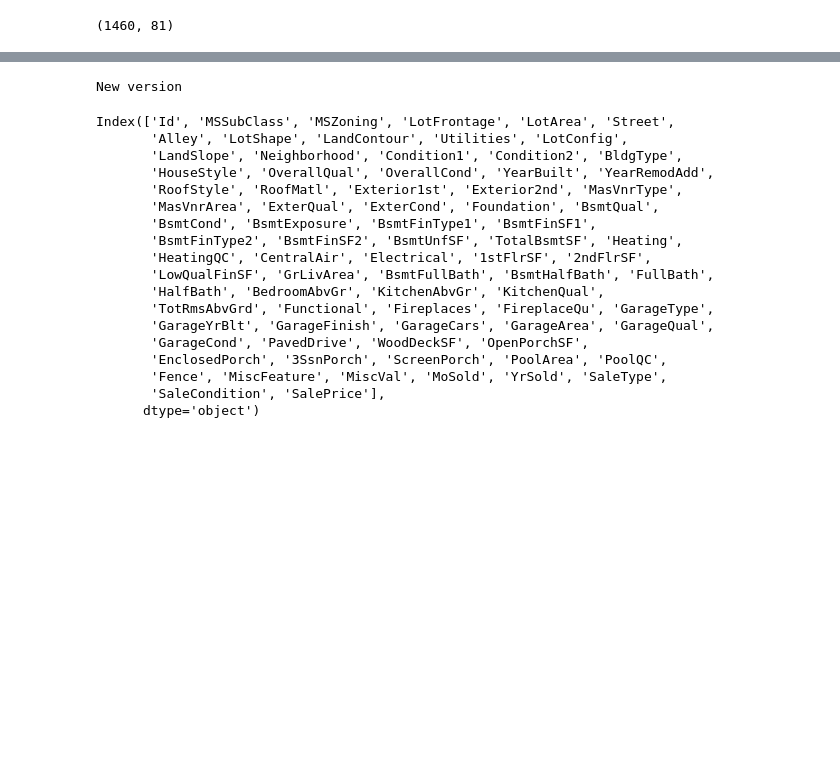
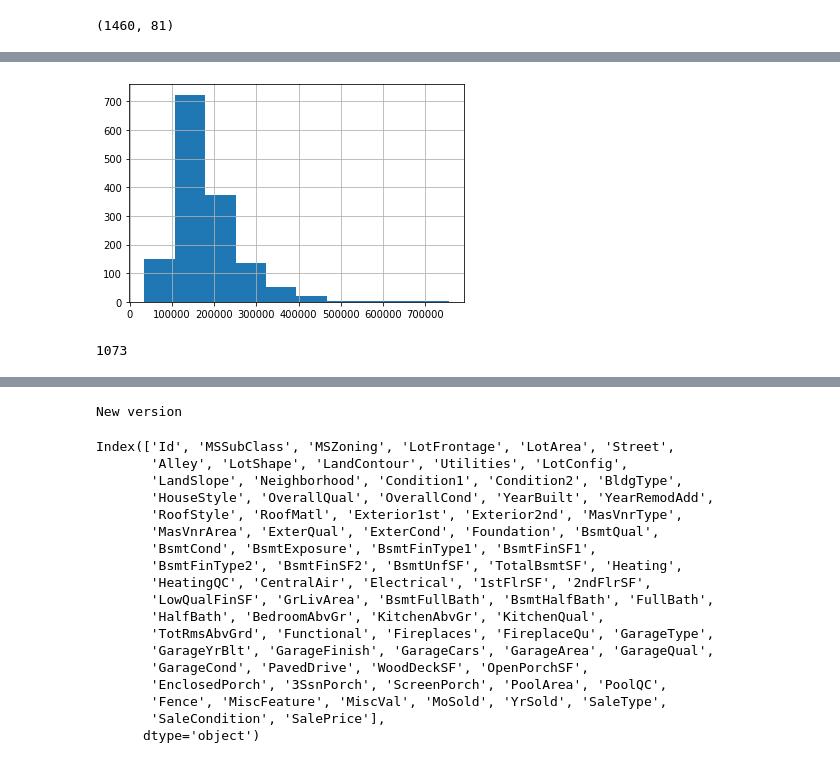
Before and after one commit to masaguaro/Data-Mining, a Jupyter notebook: house_price/Comprehensive data exploration with Python.ipynb, the cells around one changed output, grey strips where cells are left out. Cells and saved outputs as stored; diff of their text form; code cells hidden in the pictures; blank space fills up the shorter version.

```diff
--- a/house_price/Comprehensive data exploration with Python.ipynb
+++ b/house_price/Comprehensive data exploration with Python.ipynb
@@ -63,0 +166,8 @@ df_train.shape
+# %%
+df_train['SalePrice'].hist();
+# %% [output]
+[figure, added]
+# %%
+df_train['LotArea'].nunique()
+# %% [output]
+1073
```
Also changed, not shown: parts of 26 cells of this notebook.
